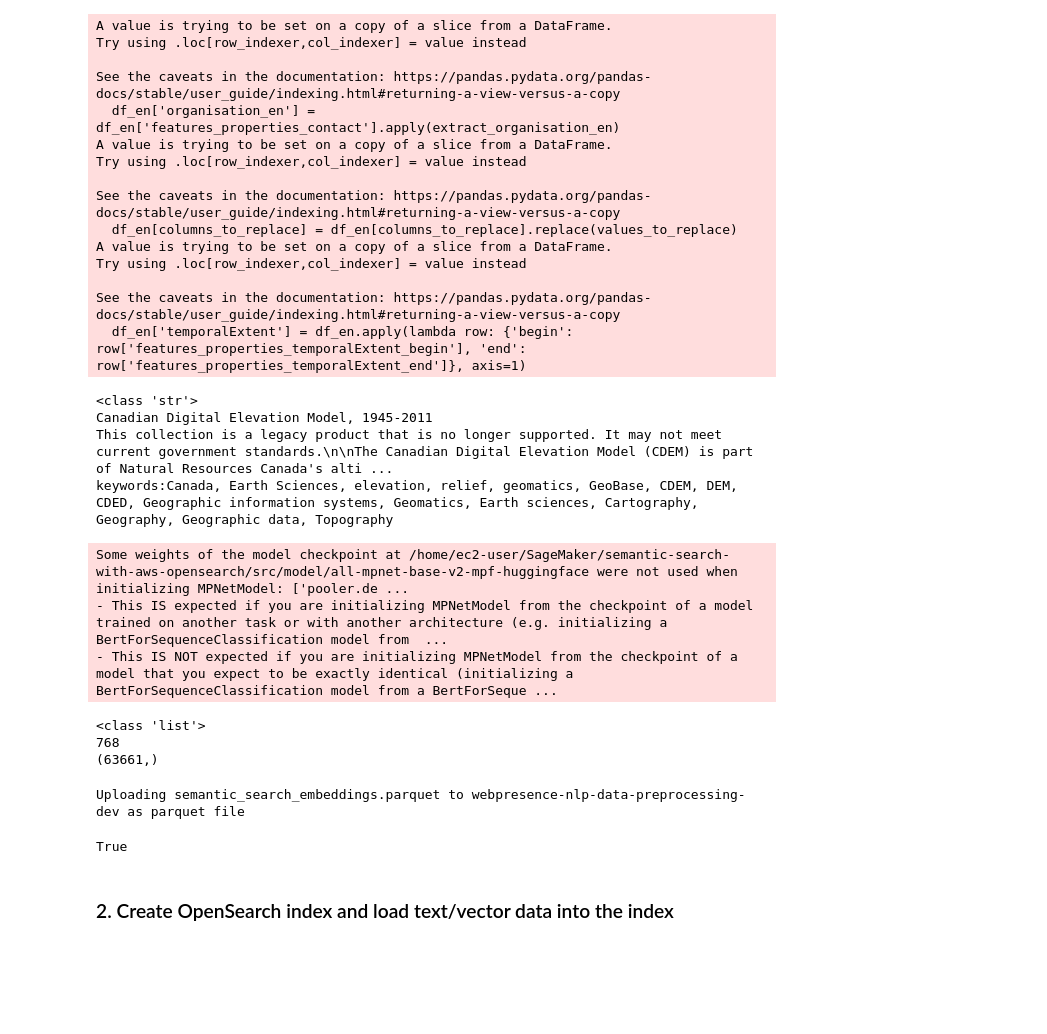
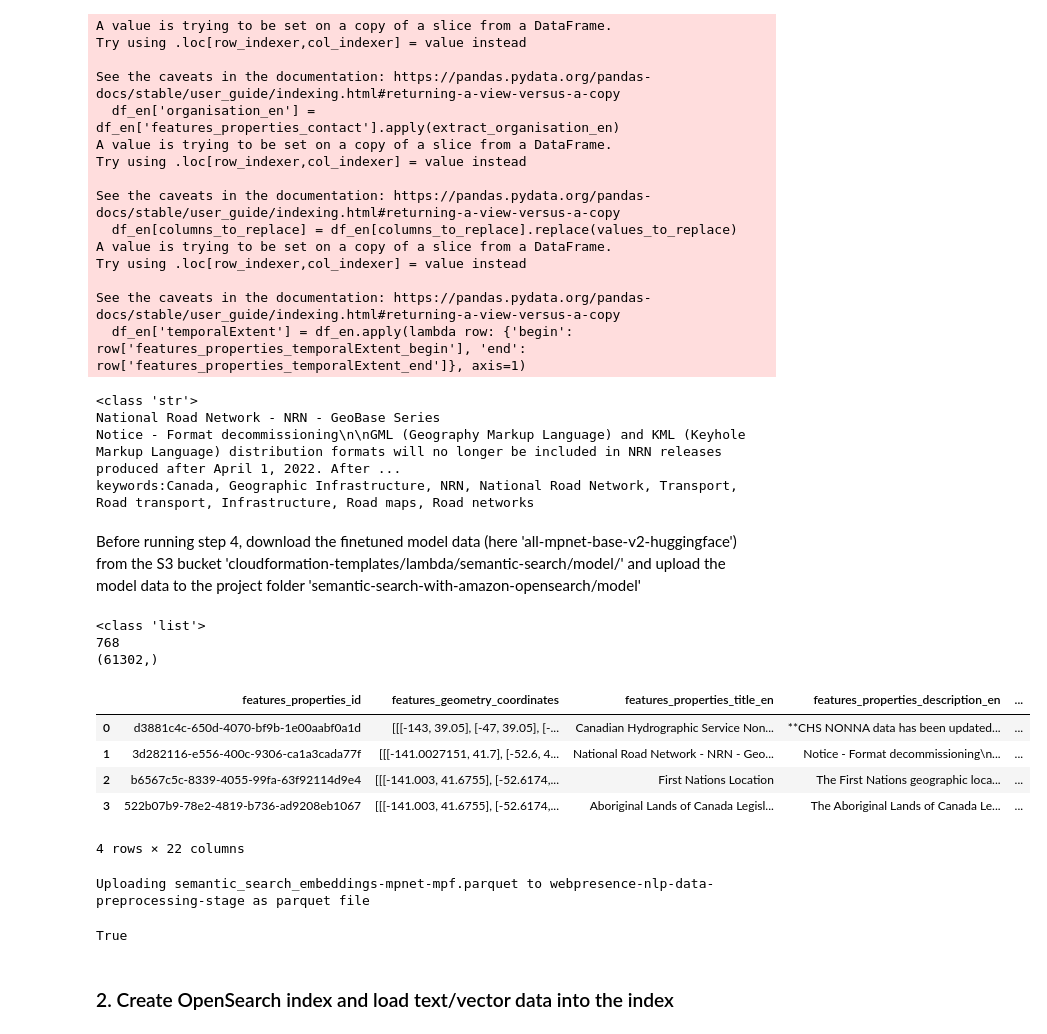
Before and after one commit to bernardbenson/semantic-search-with-amazon-opensearch, a Jupyter notebook: Demo4-Deploy-semantic-search-with-finetuned-model.ipynb, the cells around one changed output. Drawn from its saved outputs; the diff is of its cells as text; code cells hidden in the pictures; blank space fills up the shorter version.

Commit message:
Update demo 2-4 for release v1.4

```diff
--- a/Demo4-Deploy-semantic-search-with-finetuned-model.ipynb
+++ b/Demo4-Deploy-semantic-search-with-finetuned-model.ipynb
@@ -97,7 +117,7 @@ def preprocess_records_into_text(df):
 # %%
 #1) Step1: Load the data
-df_parquet = read_parquet_from_s3_as_df('ca-central-1', 'webpresence-geocore-geojson-to-parquet-dev', 'records.parquet')
-df_sentinel1 = read_parquet_from_s3_as_df('ca-central-1', 'webpresence-geocore-geojson-to-parquet-dev', 'sentinel1.parquet')
+df_parquet = read_parquet_from_s3_as_df('ca-central-1', 'webpresence-geocore-geojson-to-parquet-stage', 'records.parquet')
+df_sentinel1 = read_parquet_from_s3_as_df('ca-central-1', 'webpresence-geocore-geojson-to-parquet-stage', 'sentinel1.parquet')
 df = pd.concat([df_parquet, df_sentinel1], ignore_index=True)
 
 #2) Step2: Clean the data
@@ -151,19 +171,17 @@ print(type(df_en['text'].head(6)[1]))
 print(df_en['text'].head(6)[1])
 # %% [output]
 <class 'str'>
-Canadian Digital Elevation Model, 1945-2011
-This collection is a legacy product that is no longer supported. It may not meet current government standards.\n\nThe Canadian Digital Elevation Model (CDEM) is part of Natural Resources Canada's alti ...
-keywords:Canada, Earth Sciences, elevation, relief, geomatics, GeoBase, CDEM, DEM, CDED, Geographic information systems, Geomatics, Earth sciences, Cartography, Geography, Geographic data, Topography
+National Road Network - NRN - GeoBase Series
+Notice - Format decommissioning\n\nGML (Geography Markup Language) and KML (Keyhole Markup Language) distribution formats will no longer be included in NRN releases produced after April 1, 2022. After ...
+keywords:Canada, Geographic Infrastructure, NRN, National Road Network, Transport, Road transport, Infrastructure, Road maps, Road networks
+# %% [markdown]
+Before running step 4, download the finetuned model data (here 'all-mpnet-base-v2-huggingface') from the S3 bucket 'cloudformation-templates/lambda/semantic-search/model/' and upload the model data to the project folder 'semantic-search-with-amazon-opensearch/model'
 # %%
 # Step 4: Embedding text
 tqdm.pandas()
-model_directory ="/home/ec2-user/SageMaker/semantic-search-with-aws-opensearch/src/model/all-mpnet-base-v2-mpf-huggingface"
+model_directory ="/home/ec2-user/SageMaker/semantic-search-with-amazon-opensearch/model/all-mpnet-base-v2-mpf-huggingface-reupload"
 model = model_fn(model_directory)
 df_en['vector'] = df_en['text'].progress_apply(lambda x: predict_fn({"inputs": x}, model))
-# %% [output]
-Some weights of the model checkpoint at /home/ec2-user/SageMaker/semantic-search-with-aws-opensearch/src/model/all-mpnet-base-v2-mpf-huggingface were not used when initializing MPNetModel: ['pooler.de ...
-- This IS expected if you are initializing MPNetModel from the checkpoint of a model trained on another task or with another architecture (e.g. initializing a BertForSequenceClassification model from  ...
-- This IS NOT expected if you are initializing MPNetModel from the checkpoint of a model that you expect to be exactly identical (initializing a BertForSequenceClassification model from a BertForSeque ...
 # %%
 vector = df_en['vector'].head(6)
 #print(vector[0])
@@ -173,12 +191,21 @@ print(df_en['vector'].shape)
 # %% [output]
 <class 'list'>
 768
-(63661,)
+(61302,)
+# %%
+df_en.head(4)
+# %% [output]
+|  | features_properties_id | features_geometry_coordinates | features_properties_title_en | features_properties_description_en | ... |
+| 0 | d3881c4c-650d-4070-bf9b-1e00aabf0a1d | [[[-143, 39.05], [-47, 39.05], [-... | Canadian Hydrographic Service Non... | **CHS NONNA data has been updated... | ... |
+| 1 | 3d282116-e556-400c-9306-ca1a3cada77f | [[[-141.0027151, 41.7], [-52.6, 4... | National Road Network - NRN - Geo... | Notice - Format decommissioning\n... | ... |
+| 2 | b6567c5c-8339-4055-99fa-63f92114d9e4 | [[[-141.003, 41.6755], [-52.6174,... | First Nations Location | The First Nations geographic loca... | ... |
+| 3 | 522b07b9-78e2-4819-b736-ad9208eb1067 | [[[-141.003, 41.6755], [-52.6174,... | Aboriginal Lands of Canada Legisl... | The Aboriginal Lands of Canada Le... | ... |
+4 rows × 22 columns
 # %%
 # Step 5 Upload the embeddings as a parquet file to S3 bucket
-upload_df_to_s3_as_parquet(df=df_en, bucket_name='webpresence-nlp-data-preprocessing-dev', file_key='semantic_search_embeddings.parquet')
+upload_df_to_s3_as_parquet(df=df_en, bucket_name='webpresence-nlp-data-preprocessing-stage', file_key='semantic_search_embeddings-mpnet-mpf.parquet')
 # %% [output]
-Uploading semantic_search_embeddings.parquet to webpresence-nlp-data-preprocessing-dev as parquet file
+Uploading semantic_search_embeddings-mpnet-mpf.parquet to webpresence-nlp-data-preprocessing-stage as parquet file
 True
 # %% [markdown]
 ### 2. Create OpenSearch index and load text/vector data into the index
```
Also changed, not shown: parts of 21 cells of this notebook, 2 other files.
